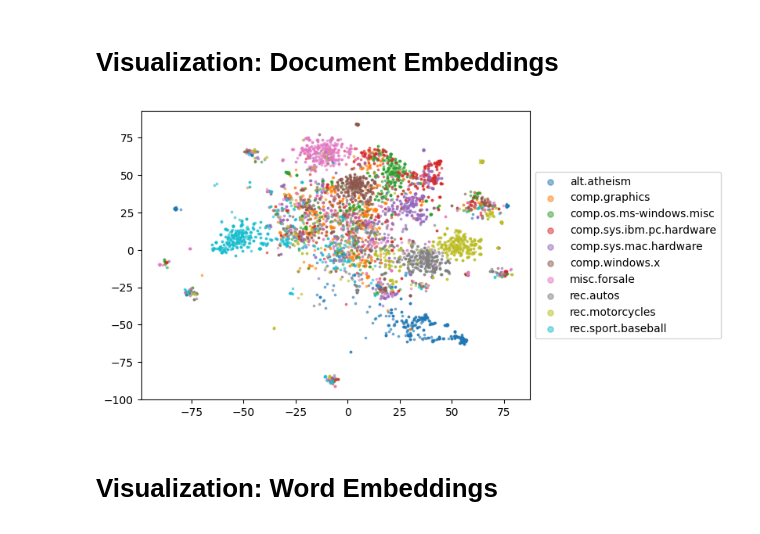
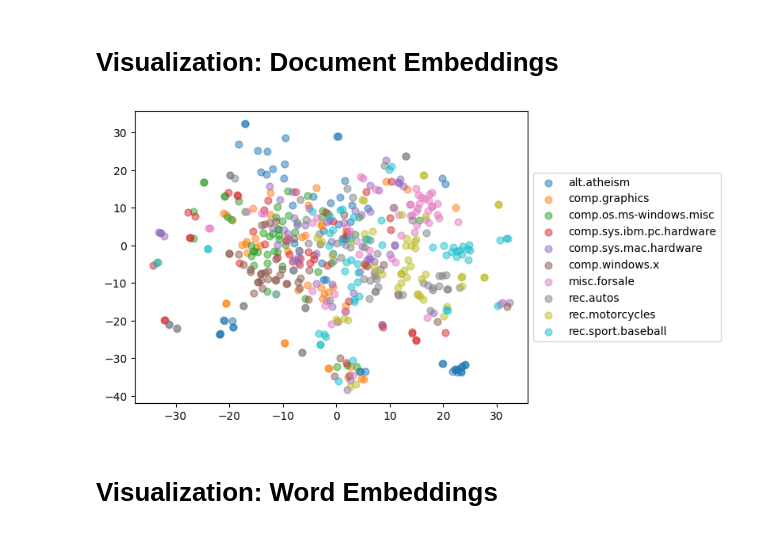
Before and after one commit to kzak/pynle, a Jupyter notebook: notebooks/pynle_example.ipynb, the cells around one changed output. Drawn from its saved outputs; the diff is of its cells as text; code cells hidden in the pictures.

```diff
--- a/notebooks/pynle_example.ipynb
+++ b/notebooks/pynle_example.ipynb
@@ -31,8 +29,8 @@ nlp = spacy.load("en_core_web_sm")
 # %% [markdown]
 # Data Preparation
 # %%
-n_documents = 10000
-n_vocabs = 10000
+n_documents = 1000
+n_vocabs = 3000
 # %%
 dataset = fetch_20newsgroups(subset="train")
 # %%
@@ -64,7 +62,9 @@ else:
 
 words = [word for doc in raw_corpus for word in doc]
 word_freq = Counter(words)
-vocabs = set([w for w, f in word_freq.most_common(10000)])
+vocabs = set([w for w, f in word_freq.most_common(n_vocabs)])
+
+# word_freq.most_common(n_vocabs)[::-1][:100] # for debug
 # %%
 # Build corpus from raw_corpus and vocabs
 
@@ -93,14 +93,14 @@ doc_embeddings, word_embeddings = nle.fit_transform(corpus)
 # %%
 D = TSNE(n_components=2).fit_transform(doc_embeddings)
 
 for i, label_name in enumerate(dataset["target_names"][:10]):
     _ix = labels == label_name
     _D = D[_ix]
-    plt.scatter(_D[:, 0], _D[:, 1], s=3, label=label_name, alpha=0.5)
+    plt.scatter(_D[:, 0], _D[:, 1], s=40, label=label_name, alpha=0.5)
 
-legend = plt.legend(loc="center left", bbox_to_anchor=(1, 0.5), markerscale=3)
+legend = plt.legend(loc="center left", bbox_to_anchor=(1, 0.5), markerscale=1)
 # %% [output]
-[figure, old version]
+[figure, new version]
 # %% [markdown]
 # Visualization: Word Embeddings
 # %%
```
Also changed, not shown: parts of 3 cells of this notebook.
